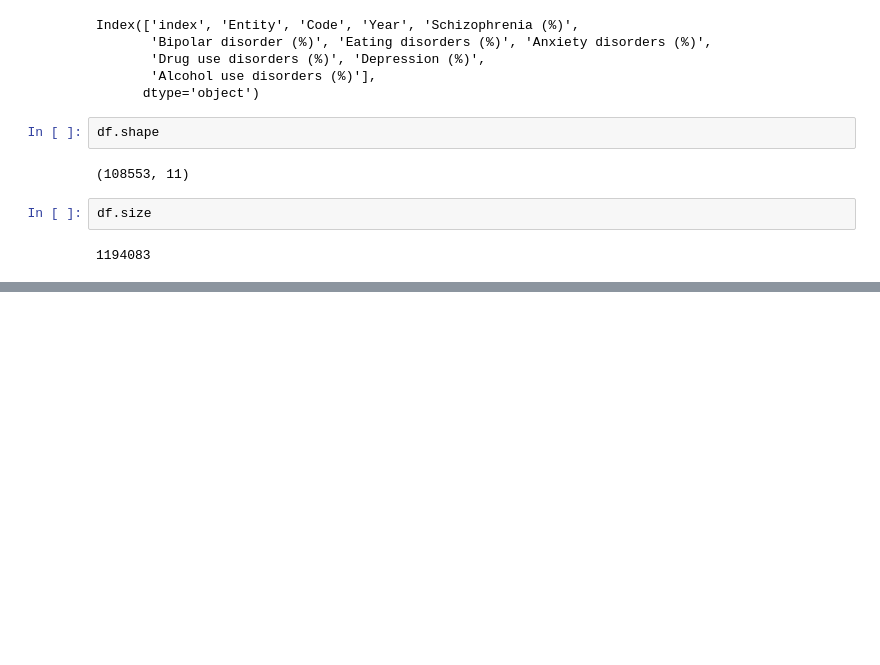
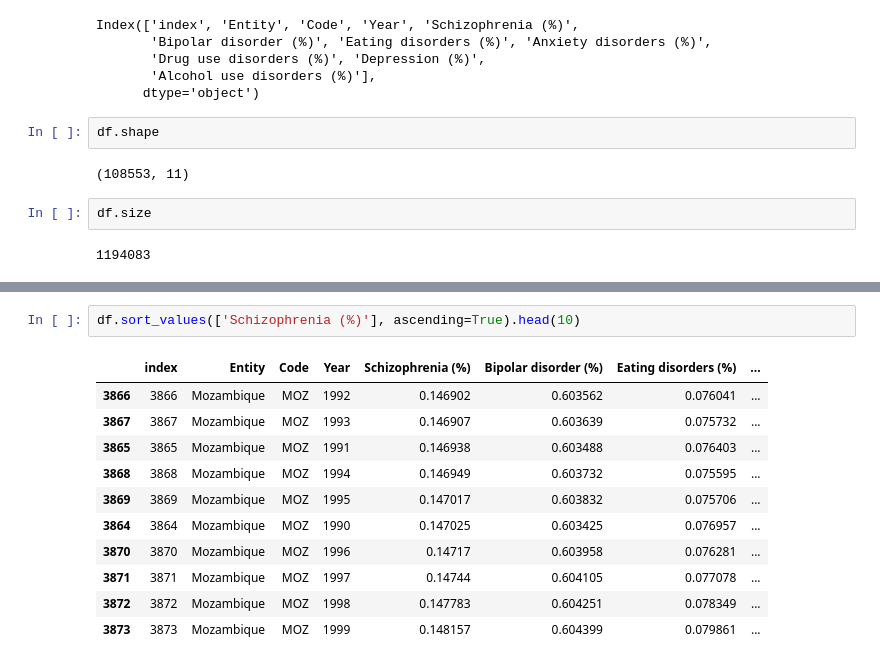
Before and after one commit to sanjibsinha/Machine-Learning-Primer, a Jupyter notebook: pandas_basic.ipynb, the cells around one changed output, grey strips where cells are left out. Drawn from its saved outputs; the diff is of its cells as text; blank space fills up the shorter version.

```diff
--- a/pandas_basic.ipynb
+++ b/pandas_basic.ipynb
@@ -34,0 +49,14 @@ df.size
+# %%
+df.sort_values(['Schizophrenia (%)'], ascending=True).head(10)
+# %% [output]
+|  | index | Entity | Code | Year | Schizophrenia (%) | Bipolar disorder (%) | Eating disorders (%) | ... |
+| 3866 | 3866 | Mozambique | MOZ | 1992 | 0.146902 | 0.603562 | 0.076041 | ... |
+| 3867 | 3867 | Mozambique | MOZ | 1993 | 0.146907 | 0.603639 | 0.075732 | ... |
+| 3865 | 3865 | Mozambique | MOZ | 1991 | 0.146938 | 0.603488 | 0.076403 | ... |
+| 3868 | 3868 | Mozambique | MOZ | 1994 | 0.146949 | 0.603732 | 0.075595 | ... |
+| 3869 | 3869 | Mozambique | MOZ | 1995 | 0.147017 | 0.603832 | 0.075706 | ... |
+| 3864 | 3864 | Mozambique | MOZ | 1990 | 0.147025 | 0.603425 | 0.076957 | ... |
+| 3870 | 3870 | Mozambique | MOZ | 1996 | 0.14717 | 0.603958 | 0.076281 | ... |
+| 3871 | 3871 | Mozambique | MOZ | 1997 | 0.14744 | 0.604105 | 0.077078 | ... |
+| 3872 | 3872 | Mozambique | MOZ | 1998 | 0.147783 | 0.604251 | 0.078349 | ... |
+| 3873 | 3873 | Mozambique | MOZ | 1999 | 0.148157 | 0.604399 | 0.079861 | ... |
```
Also changed, not shown: parts of 2 cells of this notebook.
